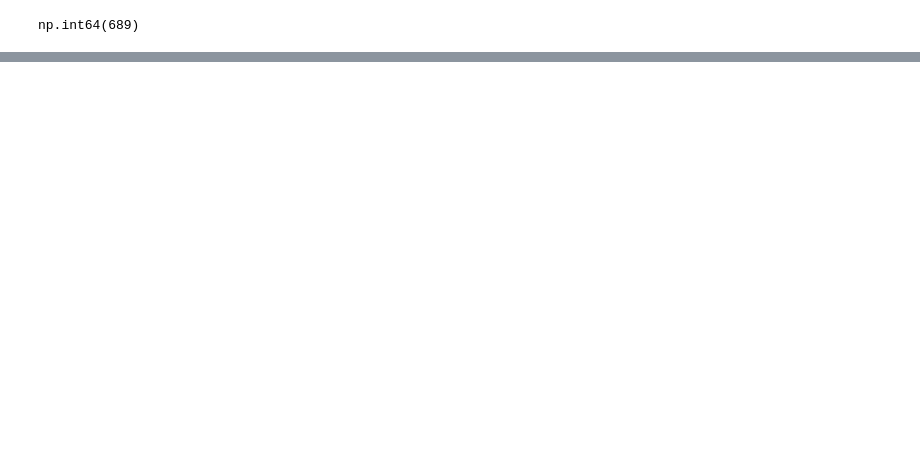
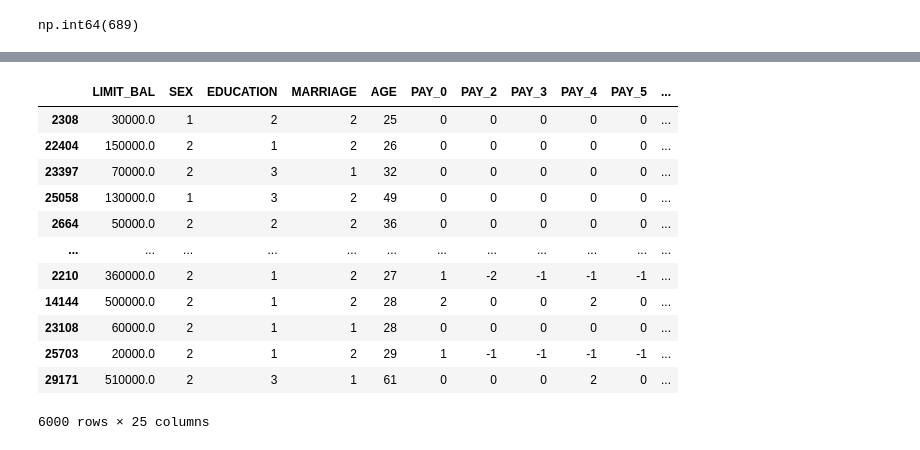
Before and after one commit to b-matos/OML_BM, a Jupyter notebook: notebooks/test_notebook.ipynb, the cells around one changed output, grey strips where cells are left out. Cells and saved outputs as stored; diff of their text form; code cells hidden in the pictures; blank space fills up the shorter version.

```diff
--- a/notebooks/test_notebook.ipynb
+++ b/notebooks/test_notebook.ipynb
@@ -96,5 +50,10 @@ Name: count, dtype: int64
+# %%
+import json
+
+with open('../config/app.json') as f:
+    config = json.load(f)
 # %%
-MLFLOW_TRACKING_URI = "../../mlruns"
+MLFLOW_TRACKING_URI = f"http://localhost:{config['tracking_port']}"
 mlflow.set_tracking_uri(MLFLOW_TRACKING_URI)
 # %%
 model_name = "random_forest"
@@ -146,0 +100,18 @@ len(preds)
+# %%
+new_df = test_set
+new_df['predictions'] = y_preds
+new_df
+# %% [output]
+|  | LIMIT_BAL | SEX | EDUCATION | MARRIAGE | AGE | PAY_0 | PAY_2 | PAY_3 | PAY_4 | PAY_5 | ... |
+| 2308 | 30000.0 | 1 | 2 | 2 | 25 | 0 | 0 | 0 | 0 | 0 | ... |
+| 22404 | 150000.0 | 2 | 1 | 2 | 26 | 0 | 0 | 0 | 0 | 0 | ... |
+| 23397 | 70000.0 | 2 | 3 | 1 | 32 | 0 | 0 | 0 | 0 | 0 | ... |
+| 25058 | 130000.0 | 1 | 3 | 2 | 49 | 0 | 0 | 0 | 0 | 0 | ... |
+| 2664 | 50000.0 | 2 | 2 | 2 | 36 | 0 | 0 | 0 | 0 | 0 | ... |
+| ... | ... | ... | ... | ... | ... | ... | ... | ... | ... | ... | ... |
+| 2210 | 360000.0 | 2 | 1 | 2 | 27 | 1 | -2 | -1 | -1 | -1 | ... |
+| 14144 | 500000.0 | 2 | 1 | 2 | 28 | 2 | 0 | 0 | 2 | 0 | ... |
+| 23108 | 60000.0 | 2 | 1 | 1 | 28 | 0 | 0 | 0 | 0 | 0 | ... |
+| 25703 | 20000.0 | 2 | 1 | 2 | 29 | 1 | -1 | -1 | -1 | -1 | ... |
+| 29171 | 510000.0 | 2 | 3 | 1 | 61 | 0 | 0 | 0 | 2 | 0 | ... |
+6000 rows × 25 columns
```
Also changed, not shown: parts of 12 cells of this notebook, 1 other file.
